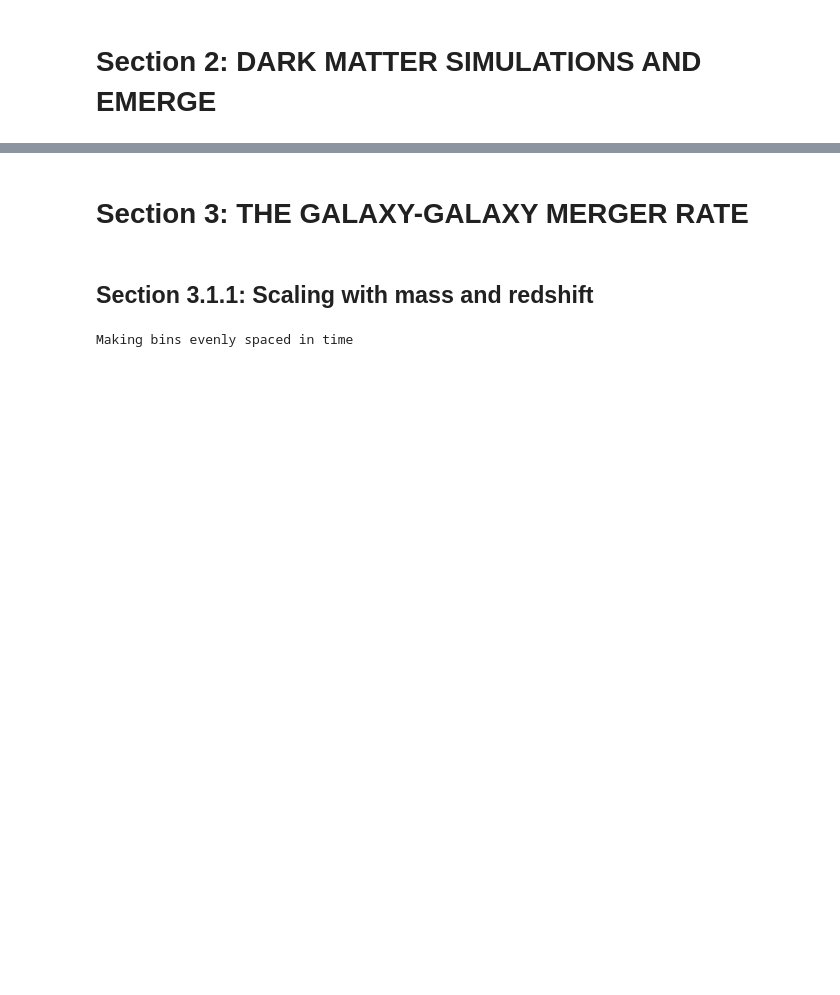
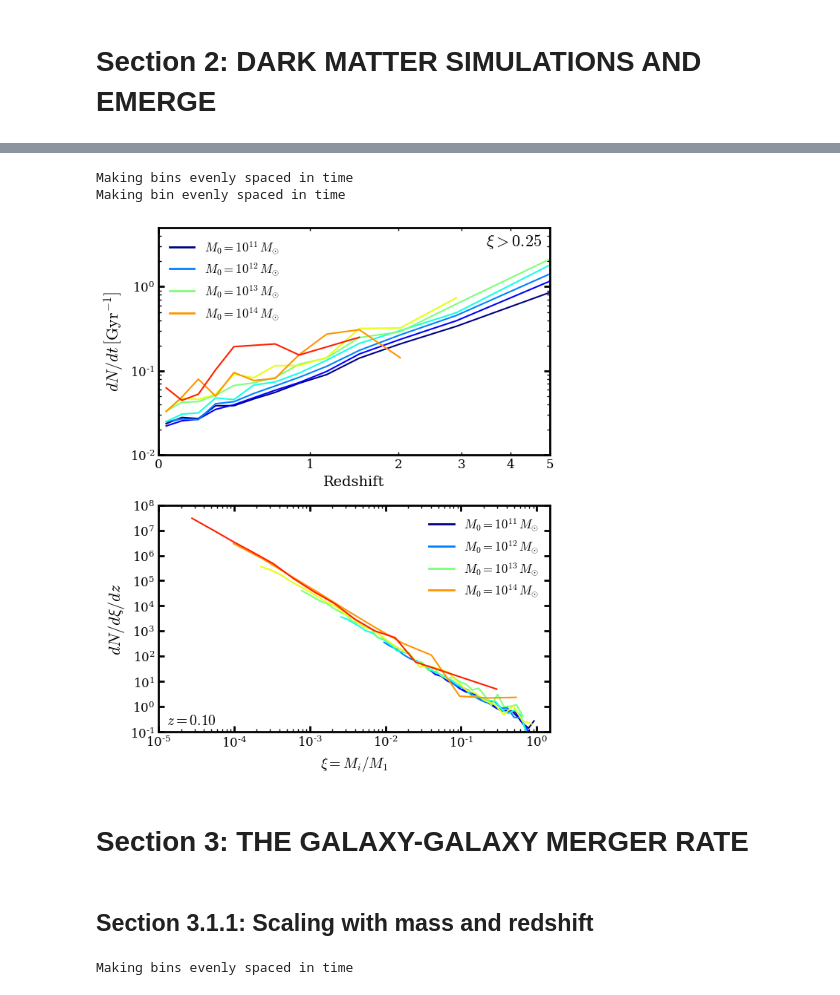
Before and after one commit to jaoleary/2001.02687, a Jupyter notebook: 2001.02687.ipynb, the cells around one changed output, grey strips where cells are left out. Saved outputs shown, nothing was run; the diff lists cells and outputs as text; code cells hidden in the pictures; blank space fills up the shorter version.

Commit message:
updated halorate figure

```diff
--- a/2001.02687.ipynb
+++ b/2001.02687.ipynb
@@ -73,14 +73,14 @@ plt.rcParams.update({'axes.linewidth' : 2,
 ### IMPORT DATA
 # %%
 # First we need to import galaxy/halo merger trees. This is a bulk import and is pretty memory heavy. You can do this piecemeal if necessary....or work with a smaller/less resolved simulation.
-P200 = gb.Universe(param_path = '../../Programs/emerge-dev/parameterfiles/P200.param', sim_type = 'emerge', include=['trees'])
+P200 = gb.Universe(param_path = '../../Programs/emerge-dev/parameterfiles/P200.param', sim_type = 'emerge', include=['trees', 'mergers'])
 # This next line on only needs to be run once, the merger lists are subseqently saved and can be reimported by adding `mergers` to the include argument of `Universe`.
 P200.add_galaxy_mergers(source='trees', save=True, enforce_mass_threshold=False, desc_mass_correction=True, dropna=False) # desc_mass correction is expensive for little gain. setting it false should speed up this step considerably
 
 # these two are only needed if you want to compute the halo merger rates in section 2.
-#P200.add_halo_trees()
+#200.add_halo_trees()
 #P200.add_halo_mergers(source='trees',save=True)
 
 # Using a sorted index makes searching trees much faster
-P200.galaxy.sort_index()
+#P200.galaxy.sort_index()
 # %% [output]
@@ -213,36 +217,40 @@ hands = []
 min_mass = np.log10((1.98e8)*10/P200.HubbleParam)
 for i,mass in enumerate(mass_bins):
     N_halos = count_halos(mass, np.mean(scalefactor_bin))
-    N_mergers, edges = P200.halo.mergers.hist(axis=['MR'],min_scale=scalefactor_bin[0],max_scale=scalefactor_bin[1],min_desc_mvir=mass[0],max_desc_mvir=mass[1], max_MR = (10**mass[0])/(10**min_mass), inverse=True, log=True, bins='auto')
+    N_mergers, edges = P200.halo.mergers.hist(axis='MR',min_scale=scalefactor_bin[0],max_scale=scalefactor_bin[1],min_desc_mvir=mass[0],max_desc_mvir=mass[1], max_MR = (10**mass[0])/(10**min_mass), inverse=True, log=True, bins='auto')
     if np.any(N_mergers==0):
         n_bins=30
         while np.any(N_mergers==0):
-            N_mergers, edges = P200.halo.mergers.hist(axis=['MR'],min_scale=scalefactor_bin[0],max_scale=scalefactor_bin[1],min_desc_mvir=mass[0],max_desc_mvir=mass[1], max_MR = (10**mass[0])/(10**min_mass), inverse=True, log=True, bins=n_bins)
+            N_mergers, edges = P200.halo.mergers.hist(axis='MR',min_scale=scalefactor_bin[0],max_scale=scalefactor_bin[1],min_desc_mvir=mass[0],max_desc_mvir=mass[1], max_MR = (10**mass[0])/(10**min_mass), inverse=True, log=True, bins=n_bins)
             n_bins -= 1
 
     peak = np.argmax(N_mergers)
     N_mergers = N_mergers[peak:]
     edges = edges[peak:]
     edges=10**edges
     du = np.abs(np.diff(edges))
     dz = np.abs(np.diff(redshift_bin))
     dv = (0.2**3)
     dm = (10**mass[1]) - (10**mass[0])
     centers = (edges[:-1] + edges[1:])/2
     ax[1].plot(centers,N_mergers/N_halos/du/dz,color=col(i,len(mass_bins)))
     if np.log10(np.mean(10**np.array(mass)))%1 == 0:
         lab = '$M_{0}=10^{' + '{:d}'.format(int(np.log10(np.mean(10**np.array(mass))))) +'}\, M_{\odot}$'
         hands.append(Line2D([0], [0], color=col(i,len(mass_bins)), lw=2, ls = '-',label=lab))
 
 redshift_label = '{:.2f}'.format(np.mean(redshift_bin))
 full_label = '$z=' + redshift_label + '$'
 ax[1].annotate(full_label, xy=(0.02, 0.02), xycoords='axes fraction',
             size=14, ha='left', va='bottom')
 ax[1].legend(handles=hands,frameon=False,prop={'size': 12})
 ax[1].set_yticks(np.logspace(-1,8,10))
 
 fig.tight_layout()
 plt.show()
+# %% [output]
+Making bins evenly spaced in time
+Making bin evenly spaced in time
+[figure, added]
 # %% [markdown]
 # Section 3: THE GALAXY-GALAXY MERGER RATE
 # %% [markdown]
```
Also changed, not shown: parts of 2 cells of this notebook.
